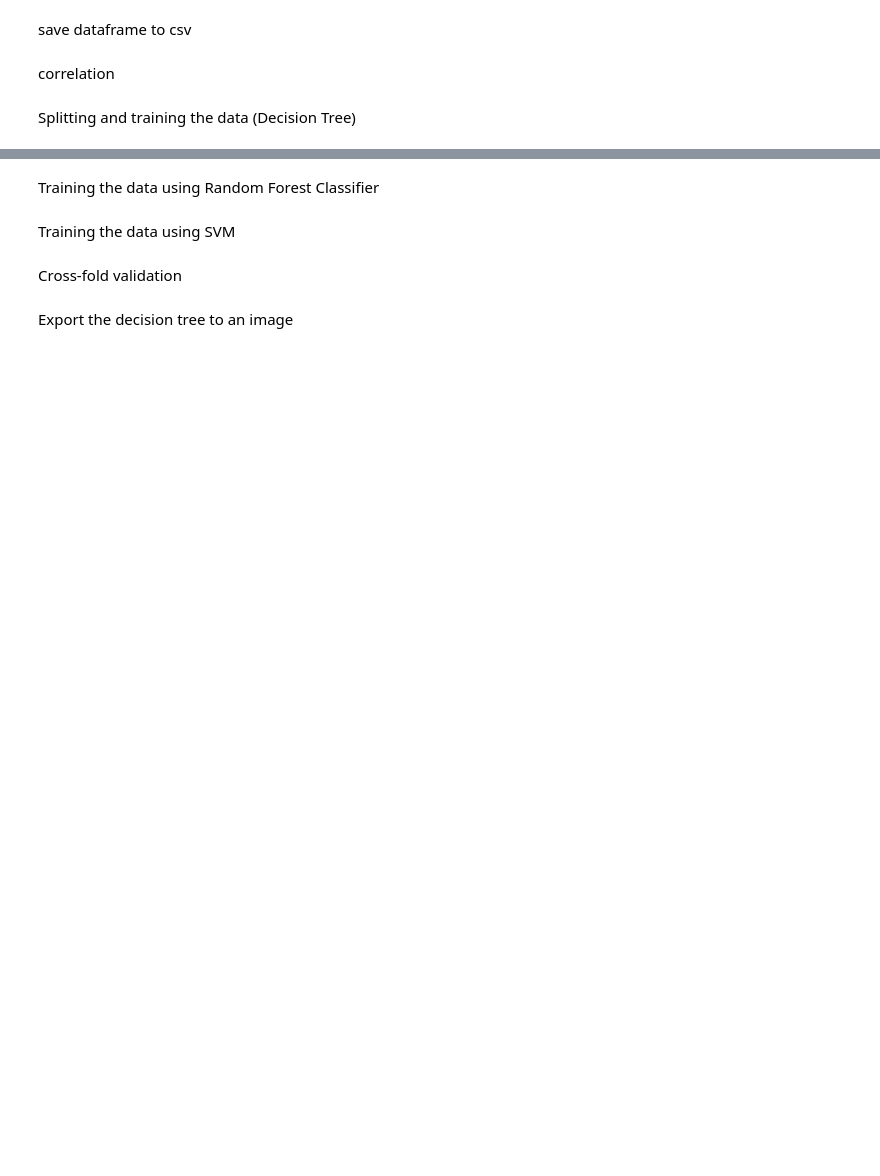
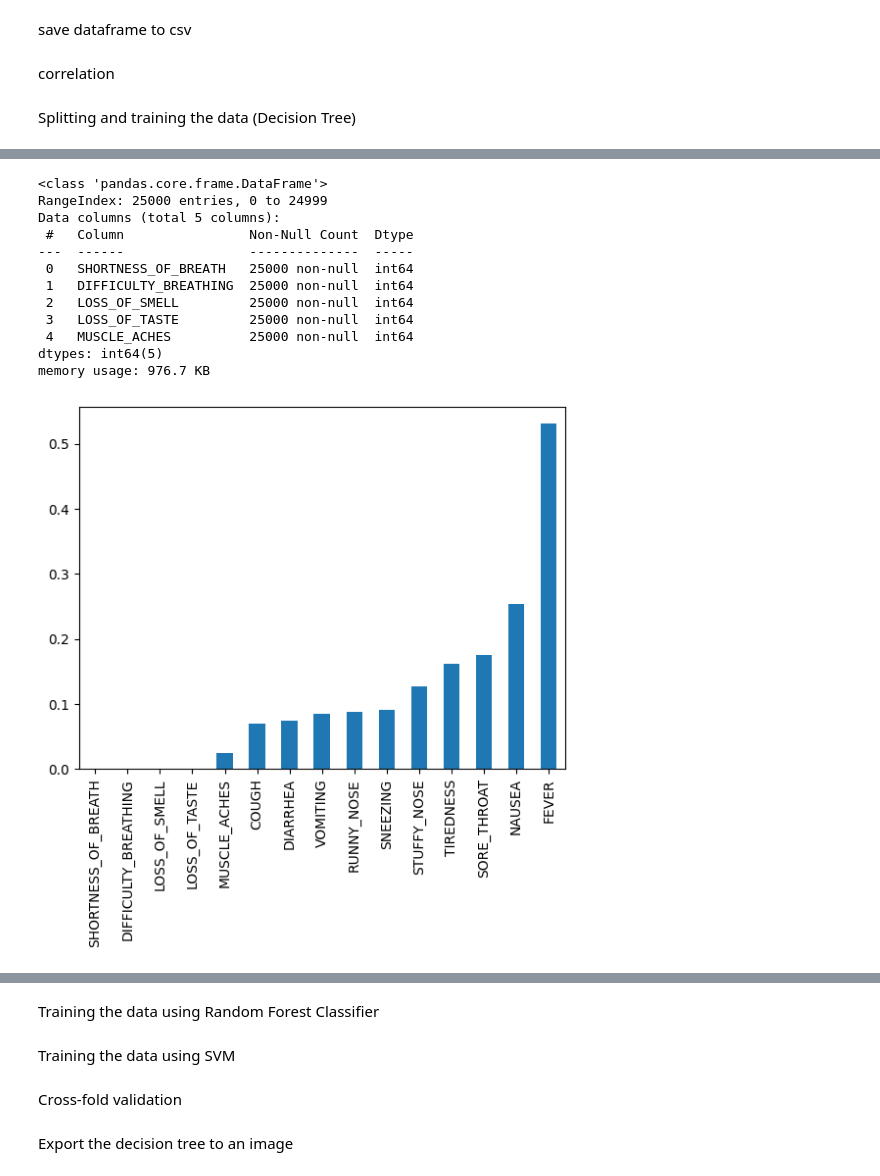
Before and after one commit to noctwilliam/fyp-data, a Jupyter notebook: data.ipynb, the cells around one changed output, grey strips where cells are left out. Saved outputs shown, nothing was run; the diff lists cells and outputs as text; code cells hidden in the pictures; blank space fills up the shorter version.

```diff
--- a/data.ipynb
+++ b/data.ipynb
@@ -120,0 +197,7 @@ joblib.dump(dt, 'decision_tree_model.pkl')
+# %%
+from scipy import stats
+
+z_scores = stats.zscore(df_without_target)
+abs_z_scores = np.abs(z_scores)
+filtered_entries = (abs_z_scores < 3).all(axis=1)
+df_without_target = df_without_target[filtered_entries]
@@ -120,0 +238,31 @@ joblib.dump(dt, 'decision_tree_model.pkl')
+# %%
+
+# Do a chi square test to find the most important features based on their p-values
+from sklearn.feature_selection import SelectKBest
+from sklearn.feature_selection import chi2
+
+# Create a SelectKBest object to select features with top 10 highest chi square values
+best_features = SelectKBest(score_func=chi2, k=10)
+best_features.fit(df_without_target, df['SEVERITY'])
+
+chi_scores = chi2(df_without_target, df['SEVERITY'])
+p_values = pd.Series(chi_scores[1], index=df_without_target.columns)
+p_values.sort_values(ascending=True, inplace=True)
+p_values.plot.bar()
+pval = 0.05
+df_without_target = df_without_target[p_values[p_values < pval].index]
+df_without_target.info()
+# %% [output]
+<class 'pandas.core.frame.DataFrame'>
+RangeIndex: 25000 entries, 0 to 24999
+Data columns (total 5 columns):
+ #   Column                Non-Null Count  Dtype
+---  ------                --------------  -----
+ 0   SHORTNESS_OF_BREATH   25000 non-null  int64
+ 1   DIFFICULTY_BREATHING  25000 non-null  int64
+ 2   LOSS_OF_SMELL         25000 non-null  int64
+ 3   LOSS_OF_TASTE         25000 non-null  int64
+ 4   MUSCLE_ACHES          25000 non-null  int64
+dtypes: int64(5)
+memory usage: 976.7 KB
+[figure, added]
```
Also changed, not shown: parts of 17 cells of this notebook, 2 other files.
